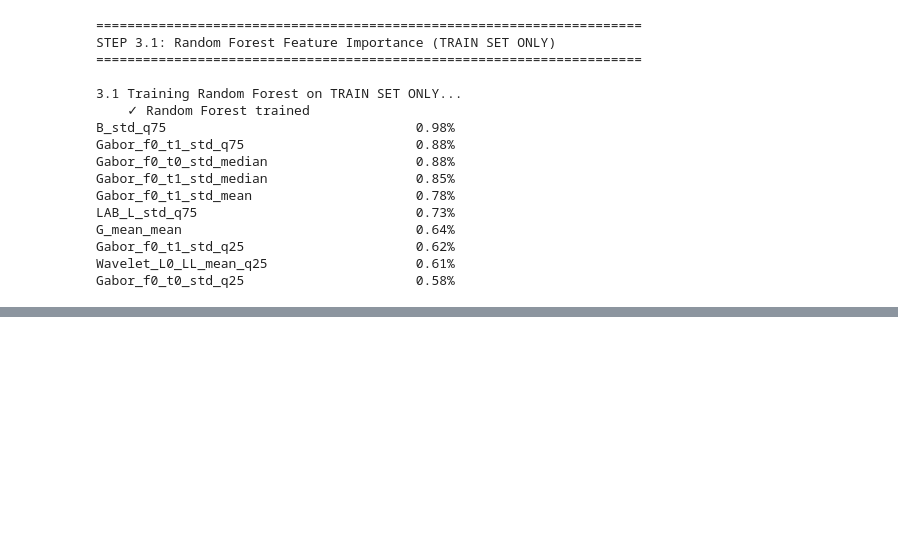
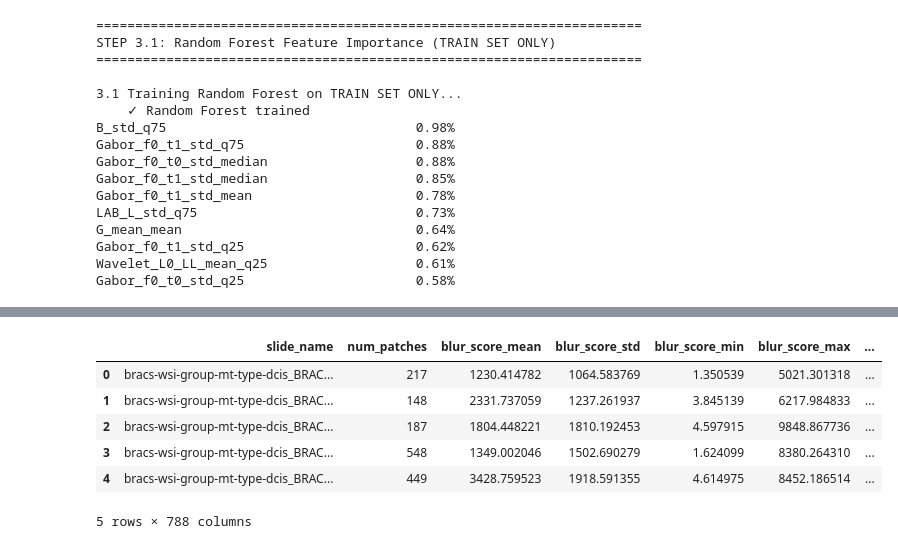
Before and after one commit to Onyeka280/WSI_trad, a Jupyter notebook: wsi-trad.ipynb, the cells around one changed output, grey strips where cells are left out. Drawn from its saved outputs; the diff is of its cells as text; code cells hidden in the pictures; blank space fills up the shorter version.

```diff
--- a/wsi-trad.ipynb
+++ b/wsi-trad.ipynb
@@ -1998,0 +2719,10 @@ Gabor_f0_t0_std_q25                      0.58%
+# %%
+all_wsi_region_level.head()
+# %% [output]
+|  | slide_name | num_patches | blur_score_mean | blur_score_std | blur_score_min | blur_score_max | ... |
+| 0 | bracs-wsi-group-mt-type-dcis_BRAC... | 217 | 1230.414782 | 1064.583769 | 1.350539 | 5021.301318 | ... |
+| 1 | bracs-wsi-group-mt-type-dcis_BRAC... | 148 | 2331.737059 | 1237.261937 | 3.845139 | 6217.984833 | ... |
+| 2 | bracs-wsi-group-mt-type-dcis_BRAC... | 187 | 1804.448221 | 1810.192453 | 4.597915 | 9848.867736 | ... |
+| 3 | bracs-wsi-group-mt-type-dcis_BRAC... | 548 | 1349.002046 | 1502.690279 | 1.624099 | 8380.264310 | ... |
+| 4 | bracs-wsi-group-mt-type-dcis_BRAC... | 449 | 3428.759523 | 1918.591355 | 4.614975 | 8452.186514 | ... |
+5 rows × 788 columns
```
Also changed, not shown: parts of 26 cells of this notebook.
